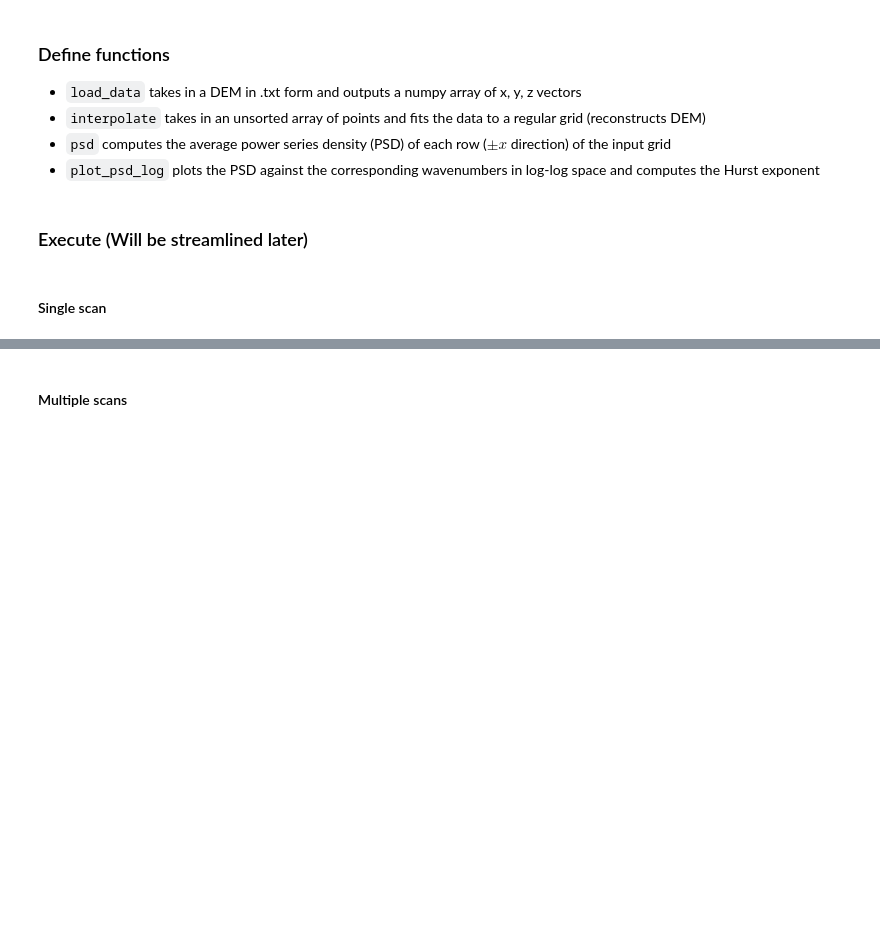
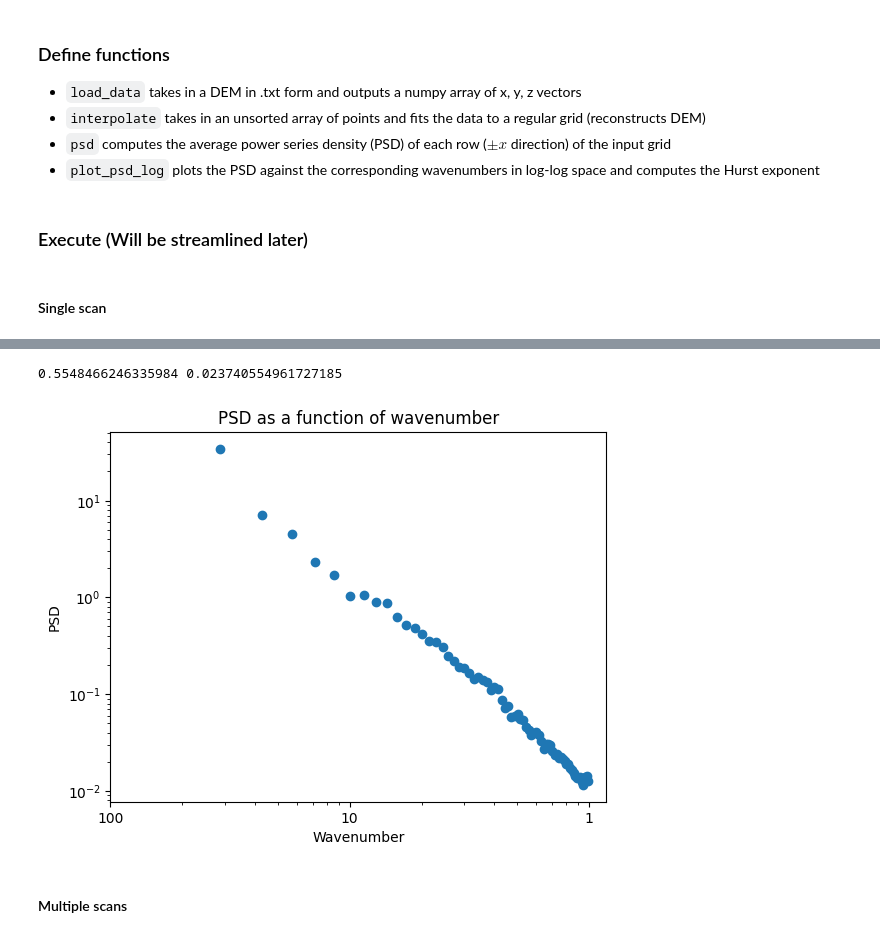
Before and after one commit to LekiYak/mcgill-natural-faults, a Jupyter notebook: src/psd_analysis.ipynb, the cells around one changed output, grey strips where cells are left out. Cells and saved outputs as stored; diff of their text form; code cells hidden in the pictures; blank space fills up the shorter version.

```diff
--- a/src/psd_analysis.ipynb
+++ b/src/psd_analysis.ipynb
@@ -291,3 +300,15 @@ x_spacing = 0.103, y_spacing = 0.074
+# %%
+new_ps = ps[wn > 0.005]
+new_wn = wn[wn > 0.005]
+
+new_ps = ps[wn < 0.1]
+new_wn = wn[wn < 0.1]
+
+
+plot_psd_log(new_wn, new_ps)
+# %% [output]
+0.5548466246335984 0.023740554961727185
+[figure, added]
 # %% [markdown]
 #### Multiple scans
 # %%
```
Also changed, not shown: parts of 6 cells of this notebook, 20 other files.
